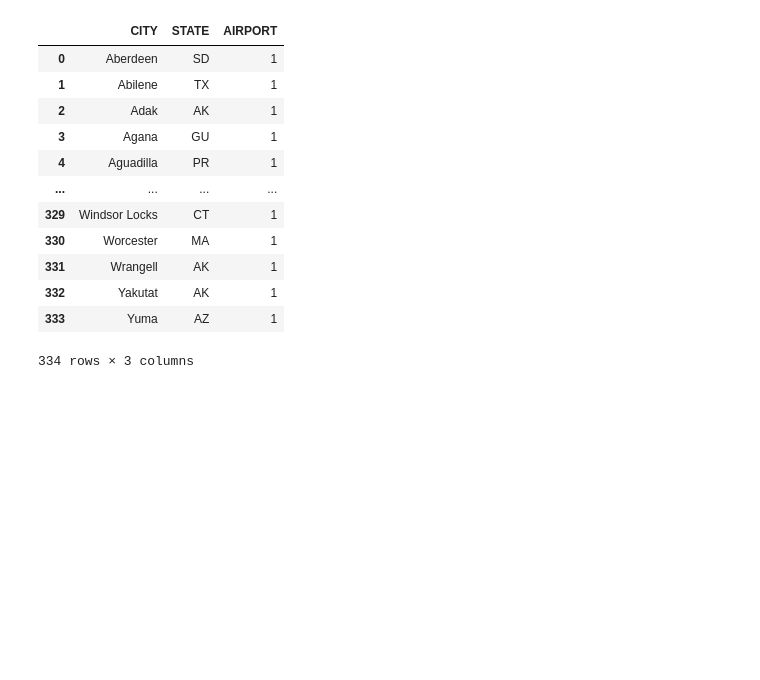
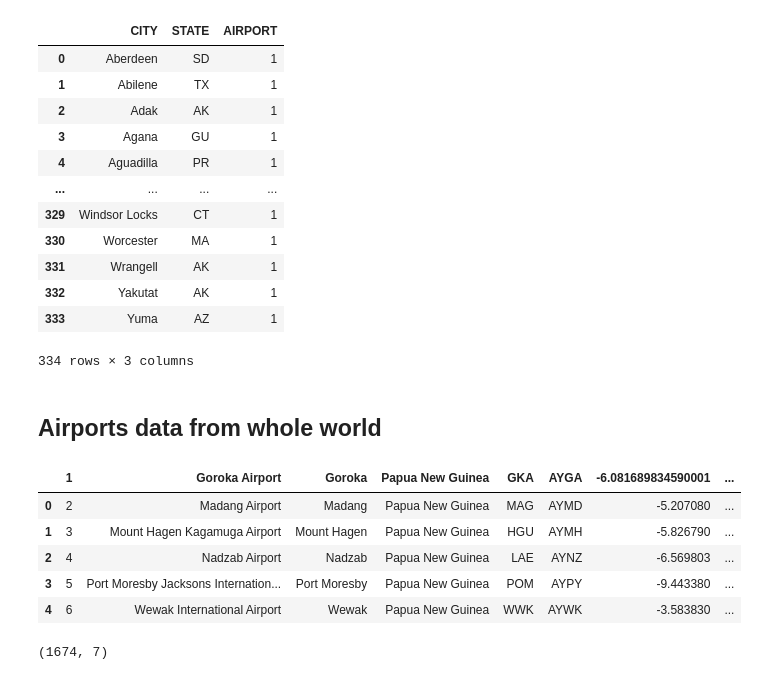
Before and after one commit to pandeysudip/housing-price, a Jupyter notebook: housing_data.ipynb, the cells around one changed output. Drawn from its saved outputs; the diff is of its cells as text; code cells hidden in the pictures; blank space fills up the shorter version.

Commit message:
adding world airports data

```diff
--- a/housing_data.ipynb
+++ b/housing_data.ipynb
@@ -307,3 +307,18 @@ airport_clean
 # %%
 #saving the airport data to output folder
 airport_clean.to_csv('output_data/airports.csv', index=False)
+# %% [markdown]
+## Airports data from whole world
+# %%
+#importing airports and other data for world(downloaded from kaggle)
+airport_path_exd=os.path.join('Resources', 'airports-extended.csv')
+airports_exd=pd.read_csv(airport_path_exd)
+# %%
+airports_exd.head()
+# %% [output]
+|  | 1 | Goroka Airport | Goroka | Papua New Guinea | GKA | AYGA | -6.081689834590001 | ... |
+| 0 | 2 | Madang Airport | Madang | Papua New Guinea | MAG | AYMD | -5.207080 | ... |
+| 1 | 3 | Mount Hagen Kagamuga Airport | Mount Hagen | Papua New Guinea | HGU | AYMH | -5.826790 | ... |
+| 2 | 4 | Nadzab Airport | Nadzab | Papua New Guinea | LAE | AYNZ | -6.569803 | ... |
+| 3 | 5 | Port Moresby Jacksons Internation... | Port Moresby | Papua New Guinea | POM | AYPY | -9.443380 | ... |
+| 4 | 6 | Wewak International Airport | Wewak | Papua New Guinea | WWK | AYWK | -3.583830 | ... |
@@ -309,0 +342,6 @@ airport_clean.to_csv('output_data/airports.csv', index=False)
+# %%
+#only airport types
+airports=airports_usa[airports_usa['type']=='airport']
+airports.shape
+# %% [output]
+(1674, 7)
```
Also changed, not shown: parts of 4 cells of this notebook.
